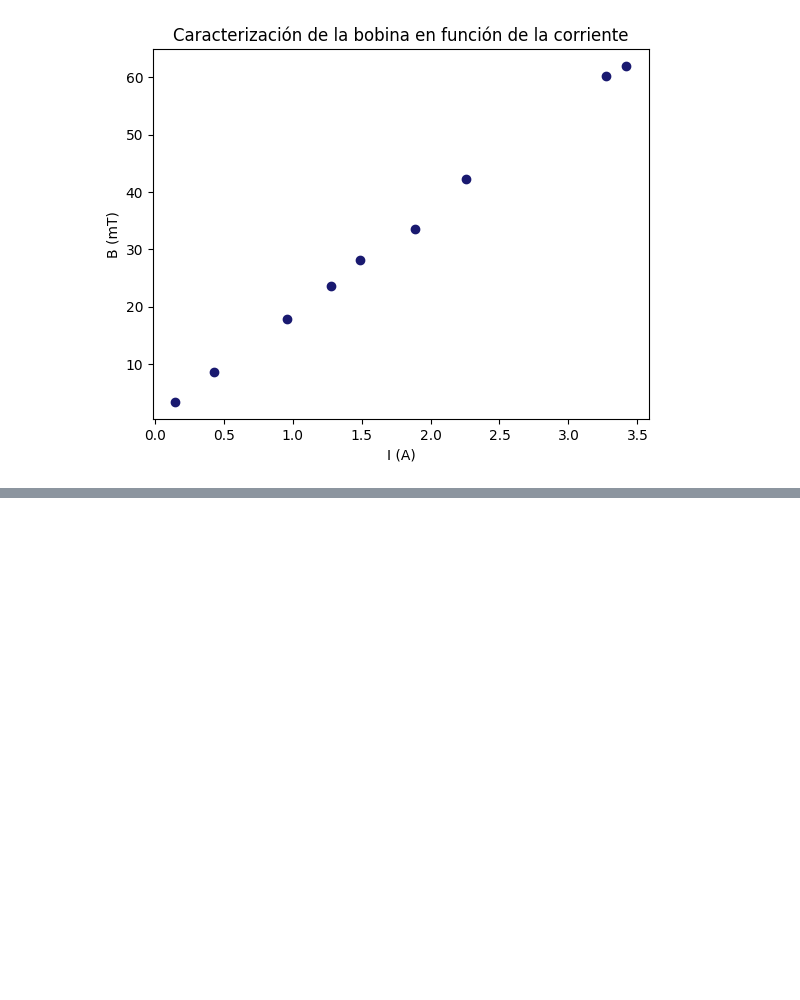
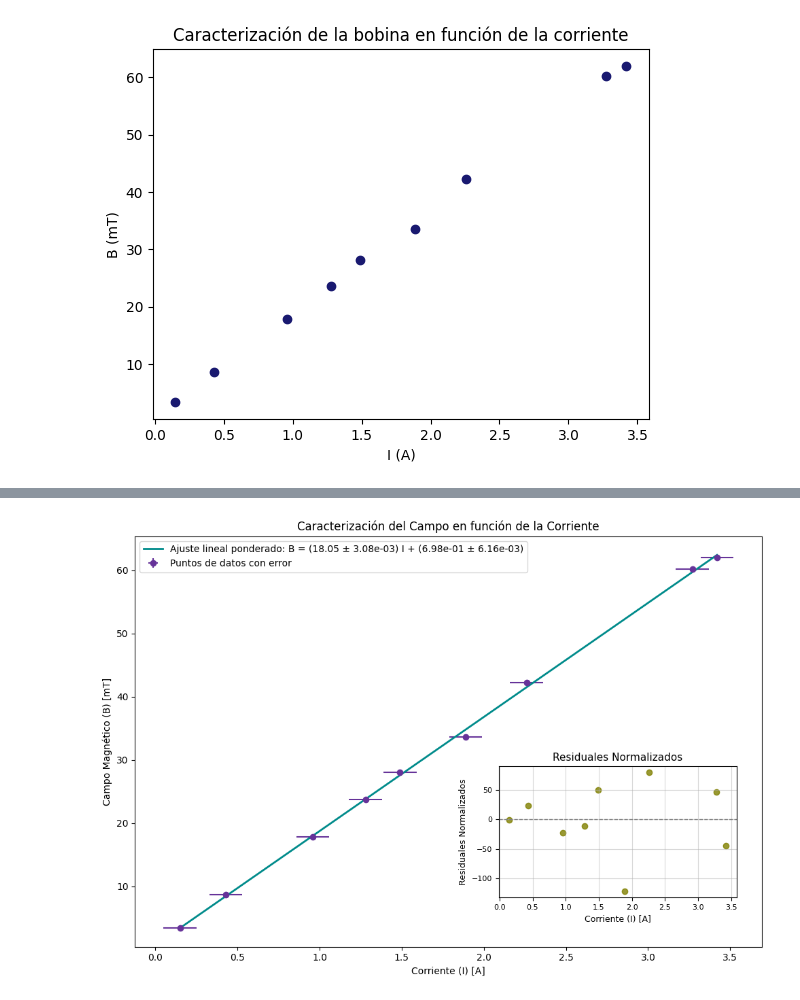
Before and after one commit to Emyfoton/Codigos_pregrado, a Jupyter notebook: Magnetostricción.ipynb, the cells around one changed output, grey strips where cells are left out. Saved outputs shown, nothing was run; the diff lists cells and outputs as text; code cells hidden in the pictures; blank space fills up the shorter version.

```diff
--- a/Magnetostricción.ipynb
+++ b/Magnetostricción.ipynb
@@ -66,6 +196,8 @@ Text(0, 0.5, 'I (A)')
 # %%
 I_B= np.array([0.15, 0.43, 0.96, 1.28, 1.49, 1.89, 2.26, 3.27, 3.42])
 B= np.array([3.4, 8.7, 17.8, 23.7, 28.1, 33.6, 42.3, 60.2, 62])
+err1= np.array([0.01, 0.01, 0.01, 0.01, 0.01, 0.01, 0.01, 0.01, 0.01])
+err2= np.array([0.1, 0.1, 0.1, 0.1, 0.1, 0.1, 0.1, 0.1, 0.1])
 
 plt.scatter(I_B, B, c="midnightblue")
 plt.xlabel("I (A)")
@@ -74,3 +206,84 @@ plt.title("Caracterización de la bobina en función de la corriente")
 # %% [output]
 Text(0.5, 1.0, 'Caracterización de la bobina en función de la corriente')
 [figure]
+# %%
+def linear_function(X, a, b):
+    return a * X + b
+x1 = I_B
+y1 = B
+yerr1 = err1
+xerr1 = err2
+popt, pcov = curve_fit(linear_function, x1, y1, sigma=yerr1, absolute_sigma=True)
+
+slope1 = popt[0]
+intercept1 = popt[1]
+
+slope_std_err1 = np.sqrt(pcov[0, 0])
+intercept_std_err1 = np.sqrt(pcov[1, 1])
+
+Y_pred1 = linear_function(x1, *popt)
+
+residuals1 = (y1 - Y_pred1)/yerr1
+
+print(f"Slope: {slope1} \u00b1 {slope_std_err1}")
+print(f"Intercept: {intercept1} \u00b1 {intercept_std_err1}")
+print(f"Residuals: {residuals1}")
+
+fig, ax1 = plt.subplots(figsize=(10, 7))
+
+ax1.errorbar(
+    x1, y1,
+    yerr=yerr1,
+    xerr=xerr1,
+    fmt='o',
+    label='Puntos de datos con error',
+    color= 'rebeccapurple'
+)
+
+x_fit1 = np.linspace(np.min(x1), np.max(x1), 200)
+y_fit1 = linear_function(x_fit1, *popt)
+
+ax1.plot(
+    x_fit1,
+    y_fit1,
+    color='darkcyan',
+    linewidth=2,
+    label=f'Ajuste lineal ponderado: B = ({slope1:.2f} \u00b1 {slope_std_err1:.2e}) I + ({intercept1:.2e} \u00b1 {intercept_std_err1:.2e})'
+)
+
+ax1.set_xlabel('Corriente (I) [A]')
+ax1.set_ylabel('Campo Magnético (B) [mT]')
+ax1.legend(loc='upper left')
+ax1.set_title('Caracterización del Campo en función de la Corriente')
+
+ax2 = ax1.inset_axes([0.58, 0.12, 0.38, 0.32])
+
+ax2.scatter(
+    x1,
+    residuals1,
+    alpha=0.8,
+    c="olive"
+)
+
+ax2.axhline(
+    0,
+    linestyle='--',
+    linewidth=1,
+    c="grey"
+)
+
+ax2.set_xlabel('Corriente (I) [A]', fontsize=9)
+ax2.set_ylabel('Residuales Normalizados', fontsize=9)
+
+ax2.set_title('Residuales Normalizados', fontsize=11)
+ax2.tick_params(axis='both', labelsize=8)
+ax2.grid(True, alpha=0.5)
+plt.tight_layout()
+
+plt.savefig(
+    'Ajuste_lineal_con_residuales_Fe.pdf',
+    format='pdf',
+    bbox_inches='tight'
+)
+plt.show()
+# %% [output]
@@ -76,0 +294 @@ Text(0.5, 1.0, 'Caracterización de la bobina en función de la corriente')
+[figure, added]
```
Also changed, not shown: parts of 15 cells of this notebook.
